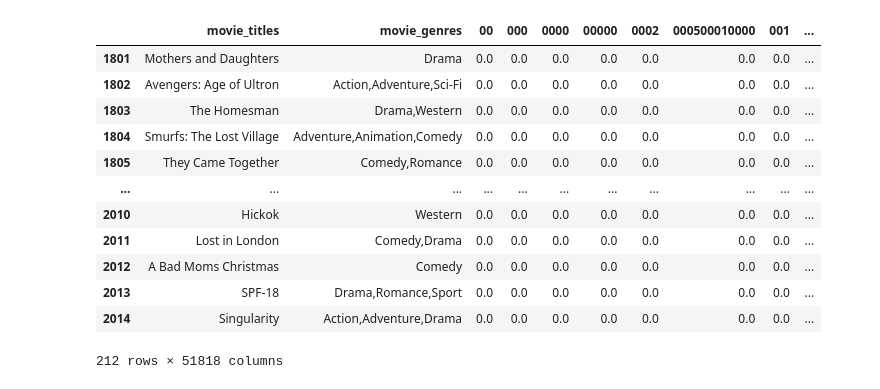
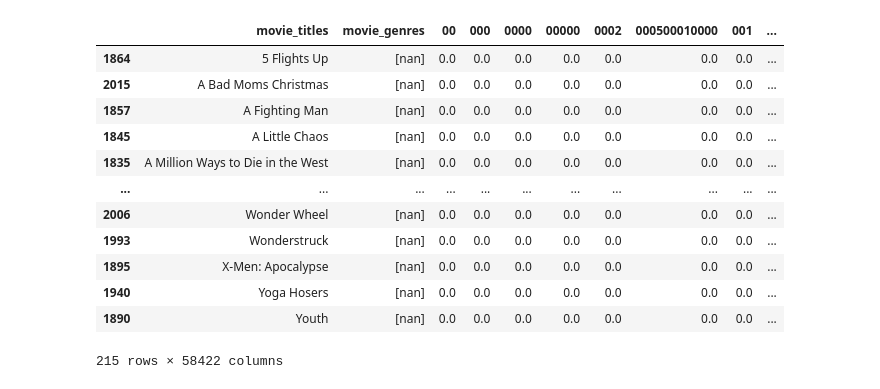
Before and after one commit to kotooriiii/CS105-Project, a Jupyter notebook: ProjectMain.ipynb, the cells around one changed output. Drawn from its saved outputs; the diff is of its cells as text; code cells hidden in the pictures.

```diff
--- a/ProjectMain.ipynb
+++ b/ProjectMain.ipynb
@@ -7,7 +7,7 @@ from IPython.core.interactiveshell import InteractiveShell
 InteractiveShell.ast_node_interactivity = "all"
 # %%
 # read cleaned dataset
-df = pd.read_csv("datasets/movies.csv")
+df = pd.read_csv("datasets/bettermovies.csv")
 
 # get only necessary columns
 main_df = df[["originalTitle", "Scripts", "genres"]]
@@ -144,10 +144,7 @@ Thriller     300
 Name: movie_genres, dtype: int64
 # %%
 # convert "genres" from categorical to quantitative
-d = {'Comedy': 0, 'Fantasy': 1, 'Romance': 2, 'Drama': 3, 'Thriller': 4, 'Action': 5, 'Crime': 6, 'Adventure': 7,
-     'Family': 8, 'Mystery': 9, 'Biography': 10, 'Music': 11, 'Horror': 12, 'Sci-Fi': 13, 'Animation': 14,
-     'Sport': 15, 'History': 16,  'Western': 17, 'War': 18,  'Musical': 19, 'Documentary': 20
-}
+d = {'Action': 0, 'Adventure': 1, 'Comedy': 3, 'Crime': 4, 'Drama': 5,  'Romance': 6, 'Thriller': 7}
 
 vectorized_train["movie_genres"] = vectorized_train["movie_genres"].map(d)
 vectorized_train
@@ -168,21 +165,45 @@ vectorized_train
 # %%
+# Convert genres in test to numbers and put them into lists
+
 # remove movies that are in train set from test set
 test_movies = list(set(vectorized_test["movie_titles"].tolist()))
 for x in list(set(test_movies).intersection(train_movies)):
     vectorized_test = vectorized_test[vectorized_test["movie_titles"] != x]
 
+# split movie_genres into one genre per line
+vectorized_test_temp = vectorized_test.copy()
+vectorized_test_temp["movie_genres"] = vectorized_test_temp["movie_genres"].squeeze().str.split(",")
+vectorized_test_temp = vectorized_test_temp.explode("movie_genres")
+
+# filter out movies from test that don't have the genres we're keeping
+for x in remove:
+    vectorized_test = vectorized_test[vectorized_test["movie_genres"] != x]
+    vectorized_test_temp = vectorized_test_temp[vectorized_test_temp["movie_genres"] != x]
+
+# numerize genres and put them into lists
+vectorized_test_temp["movie_genres"] = vectorized_test_temp["movie_genres"].map(d)
+vectorized_test_temp = vectorized_test_temp.groupby("movie_titles")["movie_genres"].apply(list).reset_index()
+
+# lista = list(set(vectorized_test_temp["movie_titles"].tolist()))
+# listb = list(set(vectorized_test["movie_titles"].tolist()))
+# listc = list(set(lista) - set(listb))
+# for x in listc:
+#     vectorized_test = vectorized_test[vectorized_test["movie_titles"] != x]
+
+# change string genres to numerized genres
+vectorized_test["movie_genres"] = vectorized_test_temp["movie_genres"].values
 vectorized_test
 # %% [output]
 |  | movie_titles | movie_genres | 00 | 000 | 0000 | 00000 | 0002 | 000500010000 | 001 | ... |
-| 1801 | Mothers and Daughters | Drama | 0.0 | 0.0 | 0.0 | 0.0 | 0.0 | 0.0 | 0.0 | ... |
-| 1802 | Avengers: Age of Ultron | Action,Adventure,Sci-Fi | 0.0 | 0.0 | 0.0 | 0.0 | 0.0 | 0.0 | 0.0 | ... |
-| 1803 | The Homesman | Drama,Western | 0.0 | 0.0 | 0.0 | 0.0 | 0.0 | 0.0 | 0.0 | ... |
-| 1804 | Smurfs: The Lost Village | Adventure,Animation,Comedy | 0.0 | 0.0 | 0.0 | 0.0 | 0.0 | 0.0 | 0.0 | ... |
-| 1805 | They Came Together | Comedy,Romance | 0.0 | 0.0 | 0.0 | 0.0 | 0.0 | 0.0 | 0.0 | ... |
+| 1864 | 5 Flights Up | [nan] | 0.0 | 0.0 | 0.0 | 0.0 | 0.0 | 0.0 | 0.0 | ... |
+| 2015 | A Bad Moms Christmas | [nan] | 0.0 | 0.0 | 0.0 | 0.0 | 0.0 | 0.0 | 0.0 | ... |
+| 1857 | A Fighting Man | [nan] | 0.0 | 0.0 | 0.0 | 0.0 | 0.0 | 0.0 | 0.0 | ... |
+| 1845 | A Little Chaos | [nan] | 0.0 | 0.0 | 0.0 | 0.0 | 0.0 | 0.0 | 0.0 | ... |
+| 1835 | A Million Ways to Die in the West | [nan] | 0.0 | 0.0 | 0.0 | 0.0 | 0.0 | 0.0 | 0.0 | ... |
 | ... | ... | ... | ... | ... | ... | ... | ... | ... | ... | ... |
-| 2010 | Hickok | Western | 0.0 | 0.0 | 0.0 | 0.0 | 0.0 | 0.0 | 0.0 | ... |
-| 2011 | Lost in London | Comedy,Drama | 0.0 | 0.0 | 0.0 | 0.0 | 0.0 | 0.0 | 0.0 | ... |
-| 2012 | A Bad Moms Christmas | Comedy | 0.0 | 0.0 | 0.0 | 0.0 | 0.0 | 0.0 | 0.0 | ... |
-| 2013 | SPF-18 | Drama,Romance,Sport | 0.0 | 0.0 | 0.0 | 0.0 | 0.0 | 0.0 | 0.0 | ... |
-| 2014 | Singularity | Action,Adventure,Drama | 0.0 | 0.0 | 0.0 | 0.0 | 0.0 | 0.0 | 0.0 | ... |
+| 2006 | Wonder Wheel | [nan] | 0.0 | 0.0 | 0.0 | 0.0 | 0.0 | 0.0 | 0.0 | ... |
+| 1993 | Wonderstruck | [nan] | 0.0 | 0.0 | 0.0 | 0.0 | 0.0 | 0.0 | 0.0 | ... |
+| 1895 | X-Men: Apocalypse | [nan] | 0.0 | 0.0 | 0.0 | 0.0 | 0.0 | 0.0 | 0.0 | ... |
+| 1940 | Yoga Hosers | [nan] | 0.0 | 0.0 | 0.0 | 0.0 | 0.0 | 0.0 | 0.0 | ... |
+| 1890 | Youth | [nan] | 0.0 | 0.0 | 0.0 | 0.0 | 0.0 | 0.0 | 0.0 | ... |
-212 rows × 51818 columns
+215 rows × 58422 columns
```
Also changed, not shown: parts of 9 cells of this notebook, 2 other files.
